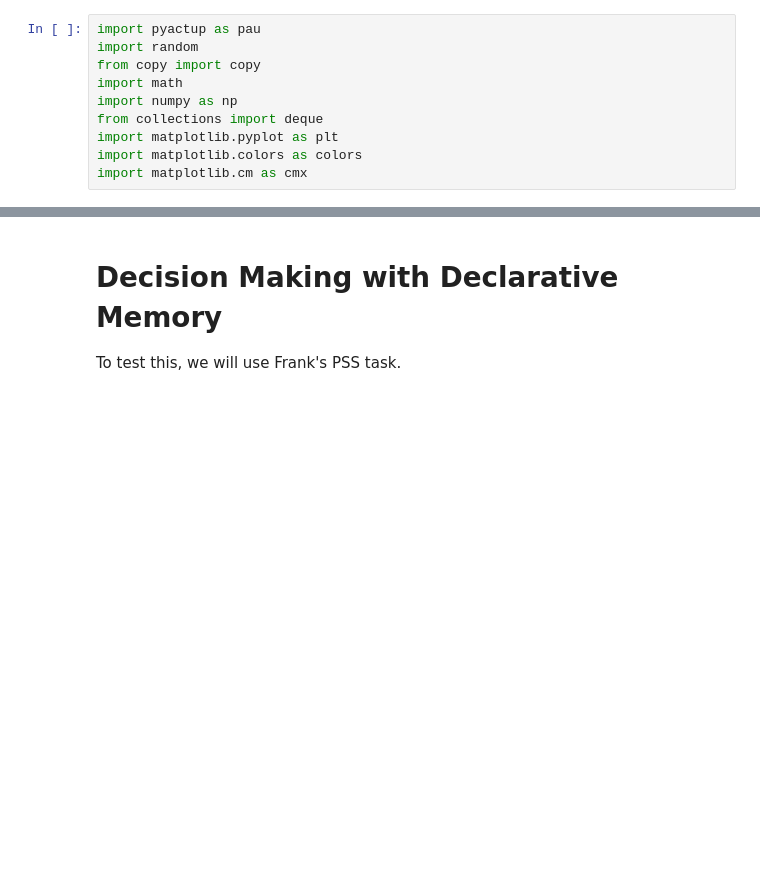
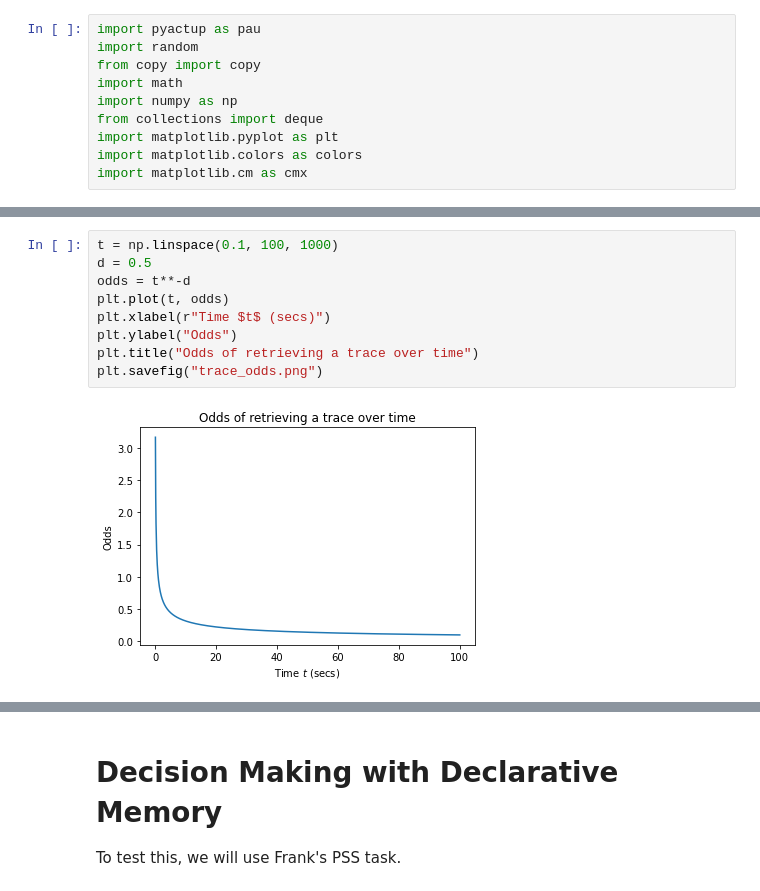
Before and after one commit to TheRealDrDre/CompCogNeuro, a Jupyter notebook: ACTR/declarative.ipynb, the cells around one changed output, grey strips where cells are left out. Saved outputs shown, nothing was run; the diff lists cells and outputs as text; blank space fills up the shorter version.

```diff
--- a/ACTR/declarative.ipynb
+++ b/ACTR/declarative.ipynb
@@ -10,0 +15,11 @@ import matplotlib.cm as cmx
+# %%
+t = np.linspace(0.1, 100, 1000)
+d = 0.5
+odds = t**-d
+plt.plot(t, odds)
+plt.xlabel(r"Time $t$ (secs)")
+plt.ylabel("Odds")
+plt.title("Odds of retrieving a trace over time")
+plt.savefig("trace_odds.png")
+# %% [output]
+[figure, added]
```
Also changed, not shown: parts of 11 cells of this notebook, 15 other files.
